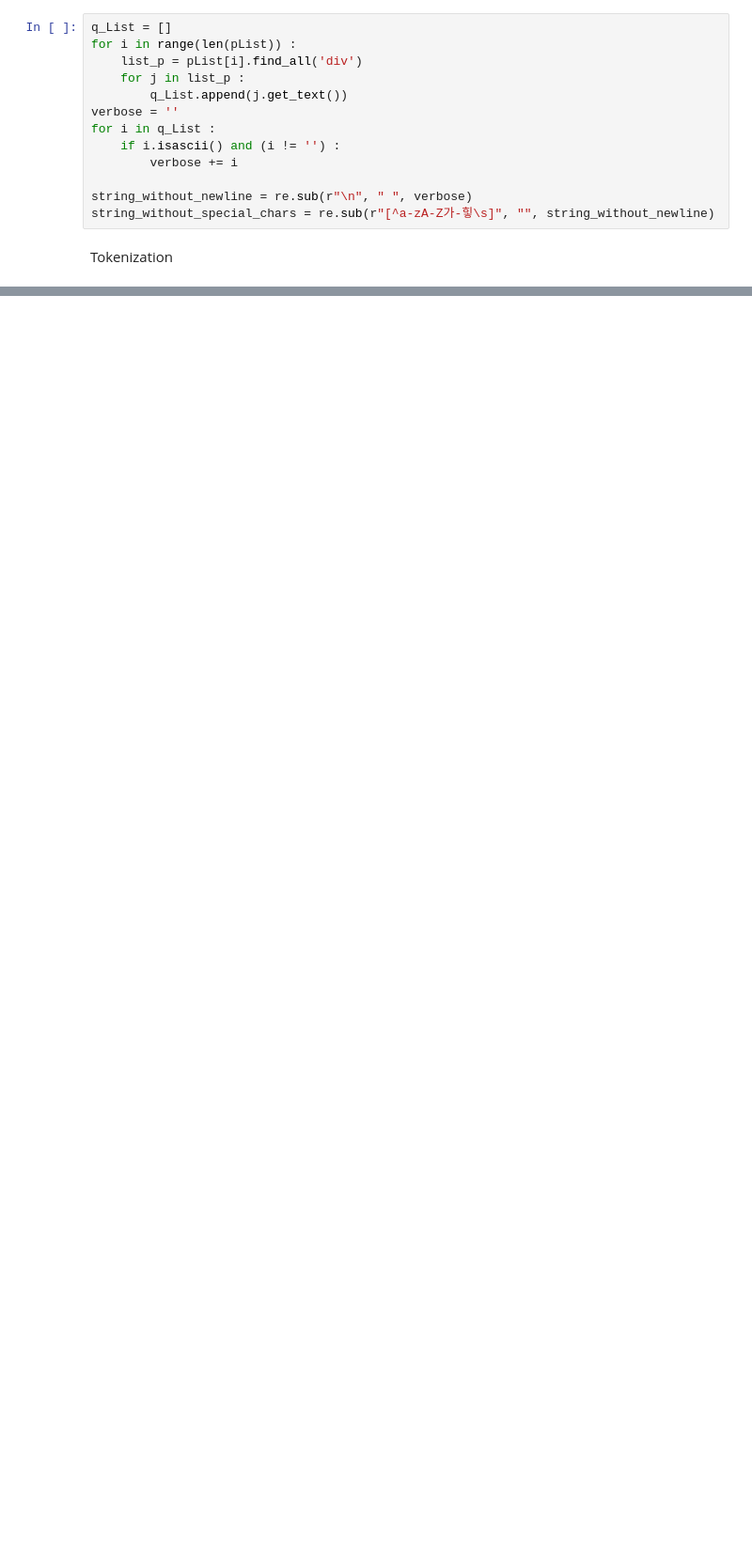
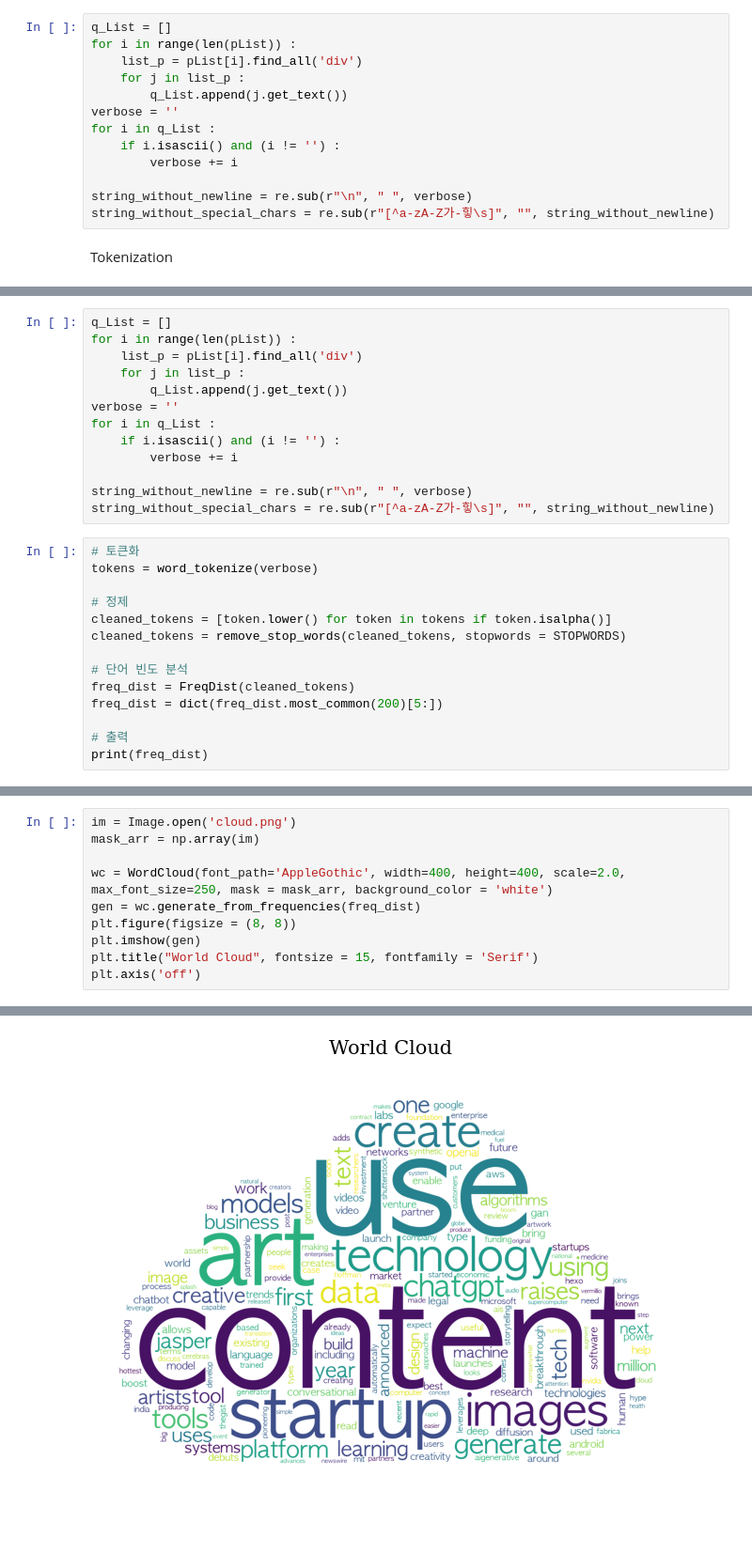
Before and after one commit to Tommylee1013/MetaverseMarketing, a Jupyter notebook: Google Web Crawling.ipynb, the cells around one changed output, grey strips where cells are left out. Shown at 94% size. Saved outputs shown, nothing was run; the diff lists cells and outputs as text; blank space fills up the shorter version.

```diff
--- a/Google Web Crawling.ipynb
+++ b/Google Web Crawling.ipynb
@@ -117,0 +227,27 @@ plt.axis('off')
+# %%
+q_List = []
+for i in range(len(pList)) :
+    list_p = pList[i].find_all('div')
+    for j in list_p :
+        q_List.append(j.get_text())
+verbose = ''
+for i in q_List :
+    if i.isascii() and (i != '') :
+        verbose += i
+
+string_without_newline = re.sub(r"\n", " ", verbose)
+string_without_special_chars = re.sub(r"[^a-zA-Z가-힣\s]", "", string_without_newline)
+# %%
+# 토큰화
+tokens = word_tokenize(verbose)
+
+# 정제
+cleaned_tokens = [token.lower() for token in tokens if token.isalpha()]
+cleaned_tokens = remove_stop_words(cleaned_tokens, stopwords = STOPWORDS)
+
+# 단어 빈도 분석
+freq_dist = FreqDist(cleaned_tokens)
+freq_dist = dict(freq_dist.most_common(200)[5:])
+
+# 출력
+print(freq_dist)
@@ -117,0 +256,11 @@ plt.axis('off')
+# %%
+im = Image.open('cloud.png')
+mask_arr = np.array(im)
+
+wc = WordCloud(font_path='AppleGothic', width=400, height=400, scale=2.0, max_font_size=250, mask = mask_arr, background_color = 'white')
+gen = wc.generate_from_frequencies(freq_dist)
+plt.figure(figsize = (8, 8))
+plt.imshow(gen)
+plt.title("World Cloud", fontsize = 15, fontfamily = 'Serif')
+plt.axis('off')
+# %% [output]
@@ -117,0 +268 @@ plt.axis('off')
+[figure, added]
```
Also changed, not shown: parts of 14 cells of this notebook.
